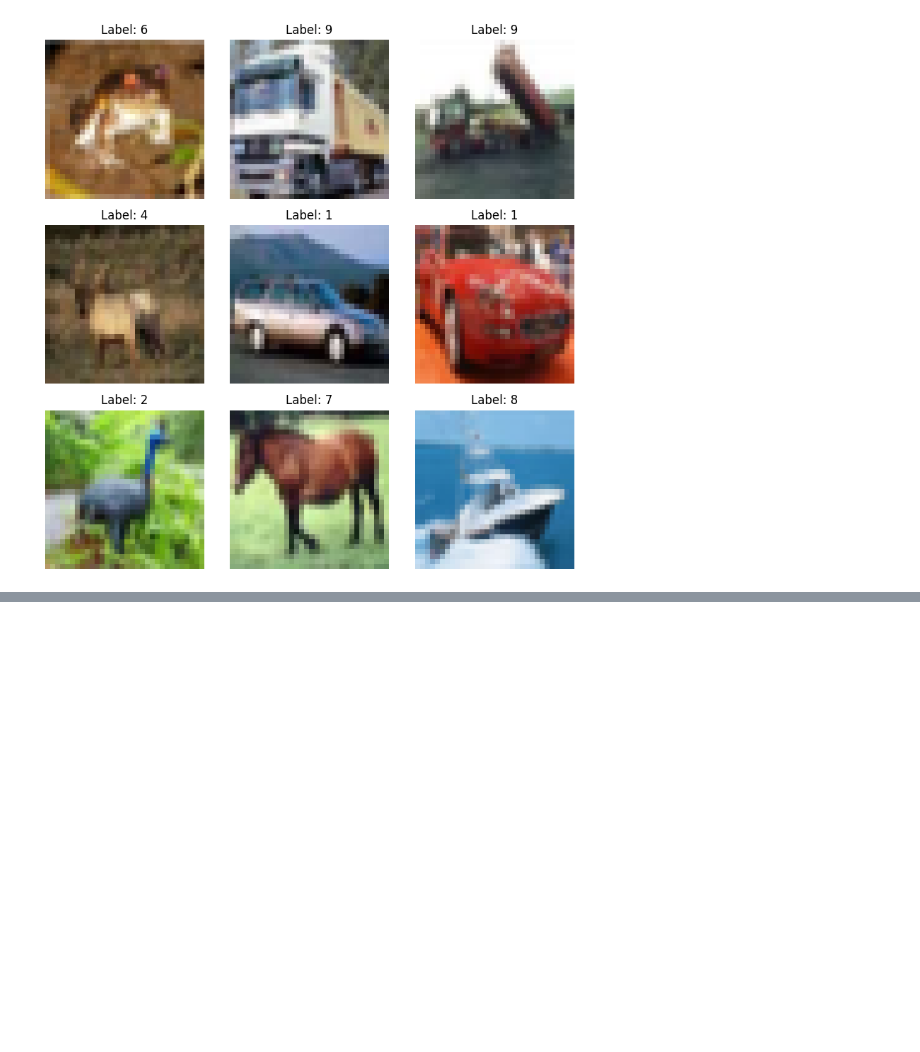
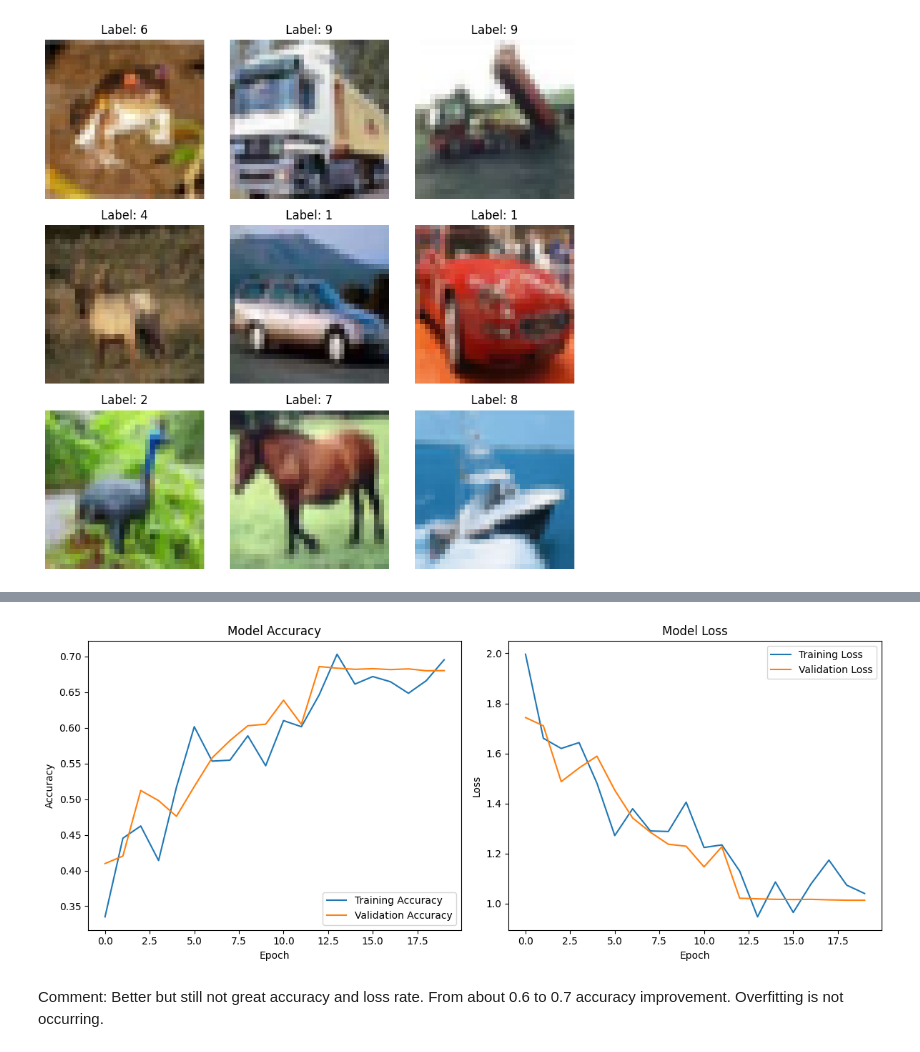
Before and after one commit to friedelj/AAI-510-TEAM-03, a Jupyter notebook: JFriedel_CV_Assignment2.ipynb, the cells around one changed output, grey strips where cells are left out. Drawn from its saved outputs; the diff is of its cells as text; code cells hidden in the pictures; blank space fills up the shorter version.

```diff
--- a/JFriedel_CV_Assignment2.ipynb
+++ b/JFriedel_CV_Assignment2.ipynb
@@ -279,0 +297,18 @@ plt.show()
+# %%
+# Normalize pixel values to 0-1
+x_train = x_train.astype('float32') / 255
+x_test = x_test.astype('float32') / 255
+# %%
+# Convert labels to categorical format
+y_train = tf.keras.utils.to_categorical(y_train, 10)
+y_test = tf.keras.utils.to_categorical(y_test, 10)
+# %%
+# Image augmentation
+datagen = ImageDataGenerator(
+    shear_range=0.2,  # Shear by 20%
+    zoom_range=0.2,   # Zoom by 20%
+    horizontal_flip=True  # Horizontally flip images
+)
+# %%
+# Fit the data generator to training data
+datagen.fit(x_train)
@@ -279,0 +391,59 @@ plt.show()
+# %%
+from tensorflow.keras.layers import BatchNormalization
+from tensorflow.keras.regularizers import l2
+from tensorflow.keras.callbacks import LearningRateScheduler
+
+# Define the CNN model with additional techniques
+model = Sequential()
+
+# First convolutional layer with Batch Normalization and L2 regularization
+model.add(Conv2D(32, kernel_size=(3, 3), activation='relu', input_shape=x_train.shape[1:], padding='same', kernel_regularizer=l2(0.001)))
+model.add(BatchNormalization())
+model.add(MaxPooling2D(pool_size=(2, 2)))
+
+# Second convolutional layer with Batch Normalization and L2 regularization
+model.add(Conv2D(32, kernel_size=(3, 3), activation='relu', padding='same', kernel_regularizer=l2(0.001)))
+model.add(BatchNormalization())
+model.add(MaxPooling2D(pool_size=(2, 2)))
+
+# Third convolutional layer with Batch Normalization and L2 regularization
+model.add(Conv2D(64, kernel_size=(3, 3), activation='relu', padding='same', kernel_regularizer=l2(0.001)))
+model.add(BatchNormalization())
+
+# Fourth convolutional layer with Batch Normalization and L2 regularization
+model.add(Conv2D(64, kernel_size=(3, 3), activation='relu', padding='same', kernel_regularizer=l2(0.001)))
+model.add(BatchNormalization())
+model.add(MaxPooling2D(pool_size=(2, 2)))
+
+# Flatten and add fully connected layers
+model.add(Flatten())
+model.add(Dense(512, activation='relu'))
+model.add(Dropout(0.5))
+model.add(Dense(256, activation='relu'))
+model.add(Dropout(0.5))
+
+# Output layer (10 classes for CIFAR-10)
+model.add(Dense(10, activation='softmax'))
+
+# Compile the model with a learning rate scheduler
+optimizer = SGD(learning_rate=0.005, decay=1e-6, momentum=0.9, nesterov=True)
+model.compile(optimizer=optimizer, loss='categorical_crossentropy', metrics=['accuracy'])
+
+# Define a learning rate scheduler function
+def lr_scheduler(epoch, lr):
+    if epoch > 10:
+        lr *= 0.5
+    return lr
+
+lr_callback = LearningRateScheduler(lr_scheduler)
+
+# Train the model with augmented data
+history = model.fit(datagen.flow(x_train, y_train, batch_size=128),
+                    epochs=20,
+                    validation_data=(x_test, y_test),
+                    steps_per_epoch=len(x_train) // 128,
+                    callbacks=[lr_callback])
+
+# Plot the learning curve
+learning_curve(history)
+# %% [output]
@@ -279,0 +467,3 @@ plt.show()
+[figure, added]
+# %% [markdown]
+Comment: Better but still not great accuracy and loss rate. From about 0.6 to 0.7 accuracy improvement.  Overfitting is not occurring.
```
Also changed, not shown: parts of 23 cells of this notebook.
